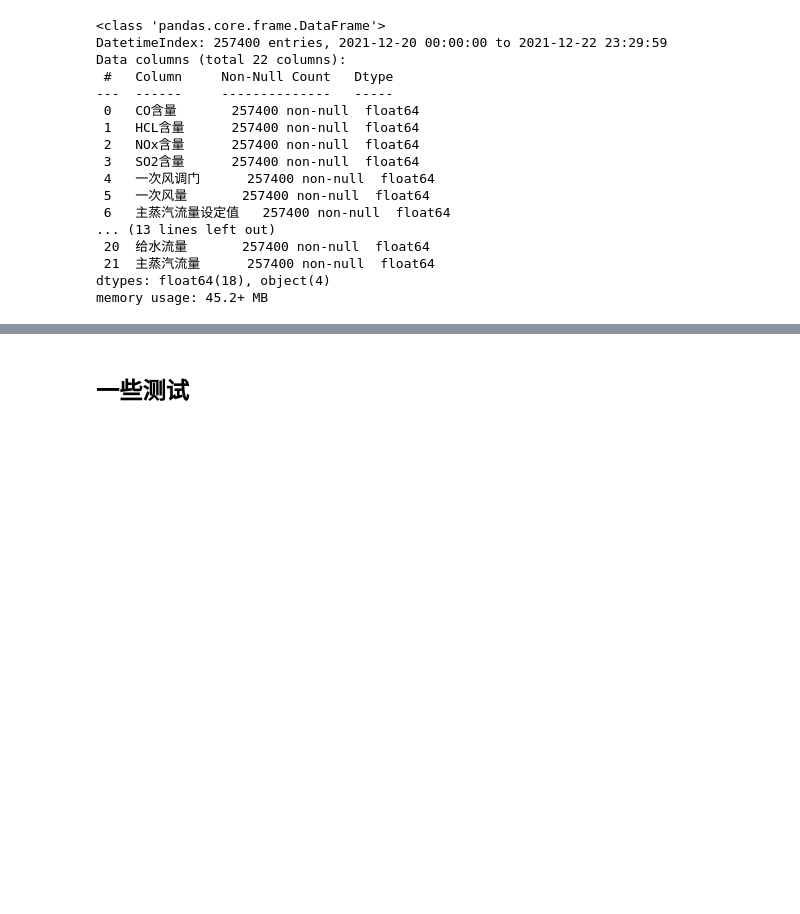
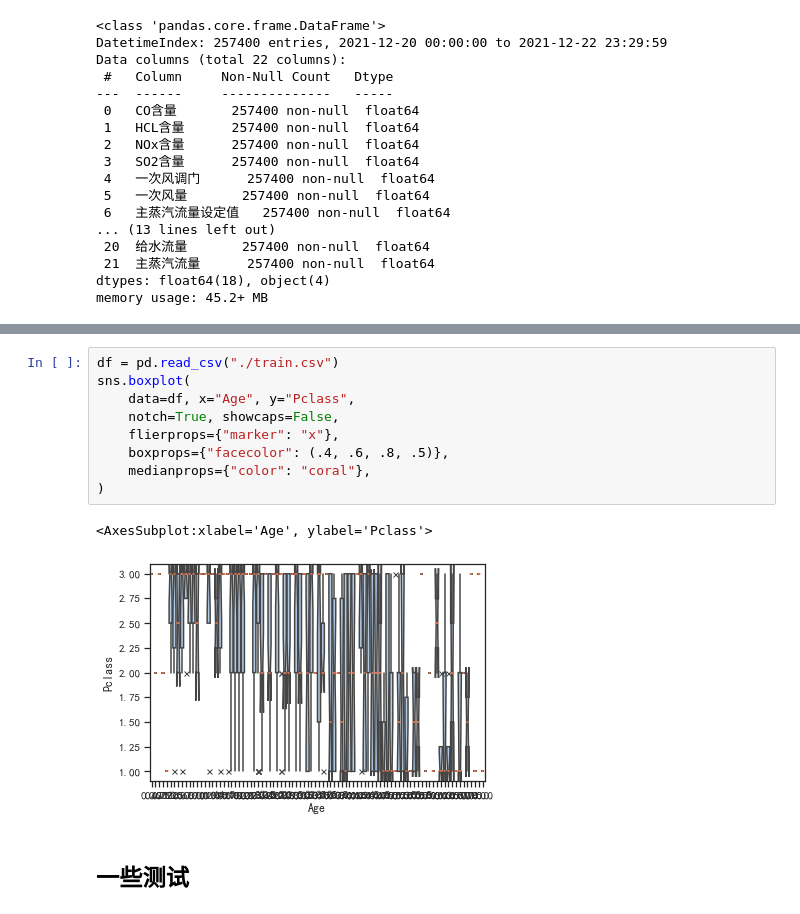
Before and after one commit to suye0620/GarbageCremation, a Jupyter notebook: dataprocess.ipynb, the cells around one changed output, grey strips where cells are left out. Cells and saved outputs as stored; diff of their text form; blank space fills up the shorter version.

```diff
--- a/dataprocess.ipynb
+++ b/dataprocess.ipynb
@@ -49,3 +237,15 @@ memory usage: 45.2+ MB
+# %%
+df = pd.read_csv("./train.csv")
+sns.boxplot(
+    data=df, x="Age", y="Pclass",
+    notch=True, showcaps=False,
+    flierprops={"marker": "x"},
+    boxprops={"facecolor": (.4, .6, .8, .5)},
+    medianprops={"color": "coral"},
+)
+# %% [output]
+<AxesSubplot:xlabel='Age', ylabel='Pclass'>
+[figure, added]
 # %% [markdown]
 ## 一些测试
 # %%
```
Also changed, not shown: parts of 24 cells of this notebook.
